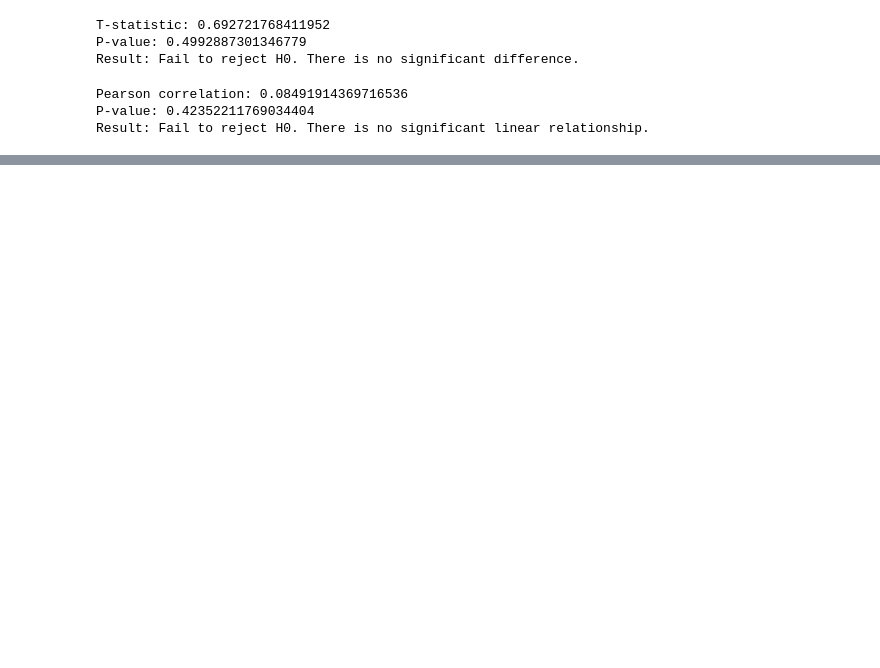
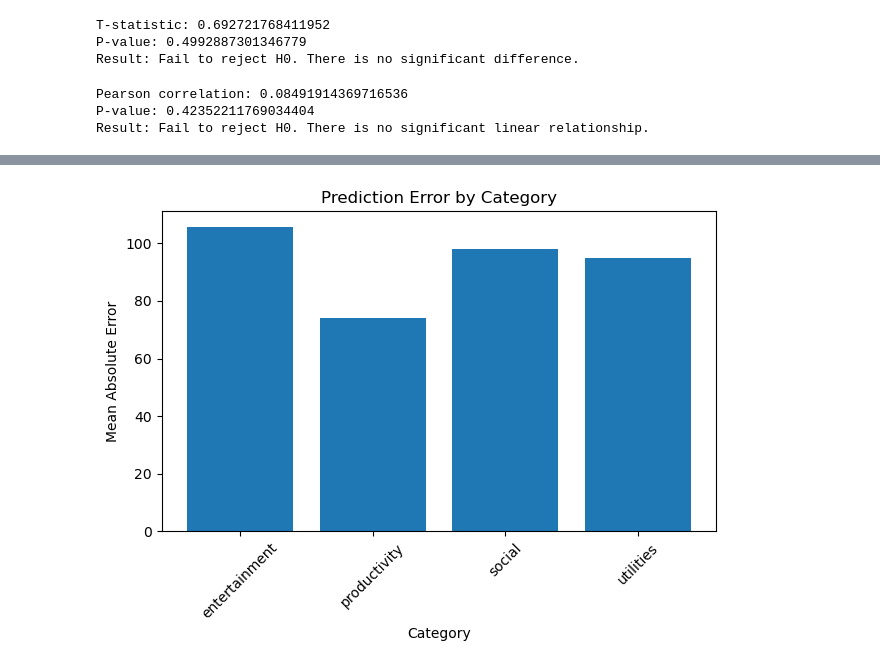
Before and after one commit to sudekeski/DSA210-project, a Jupyter notebook: weather_vs_screen_time_analysis.ipynb, the cells around one changed output, grey strips where cells are left out. Cells and saved outputs as stored; diff of their text form; code cells hidden in the pictures; blank space fills up the shorter version.

```diff
--- a/weather_vs_screen_time_analysis.ipynb
+++ b/weather_vs_screen_time_analysis.ipynb
@@ -359,0 +503,12 @@ Result: Fail to reject H0. There is no significant linear relationship.
+# %%
+# Plot MAE scores by category
+
+plt.bar(category_results["target"], category_results["MAE"])
+plt.xlabel("Category")
+plt.ylabel("Mean Absolute Error")
+plt.title("Prediction Error by Category")
+plt.xticks(rotation=45)
+plt.tight_layout()
+plt.show()
+# %% [output]
+[figure, added]
```
Also changed, not shown: parts of 20 cells of this notebook.
